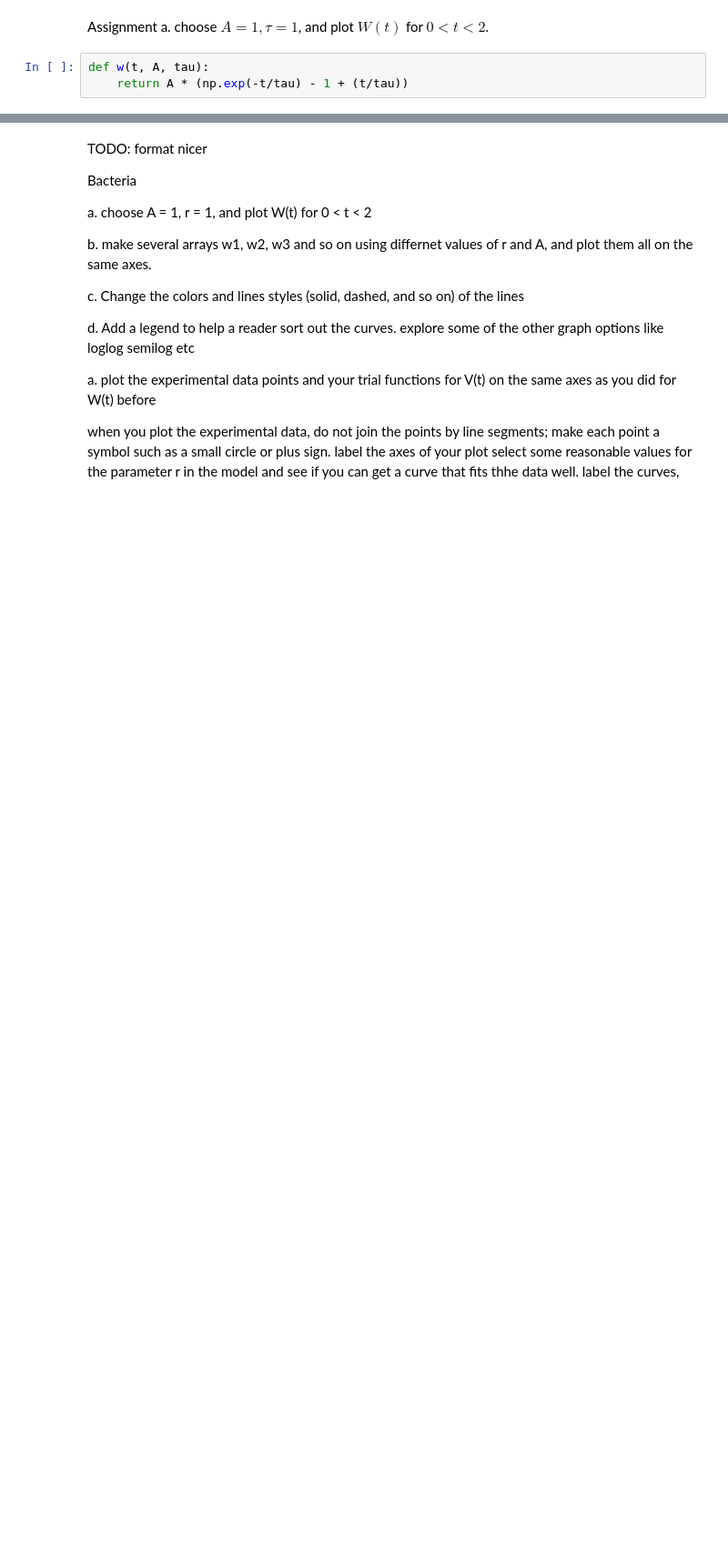
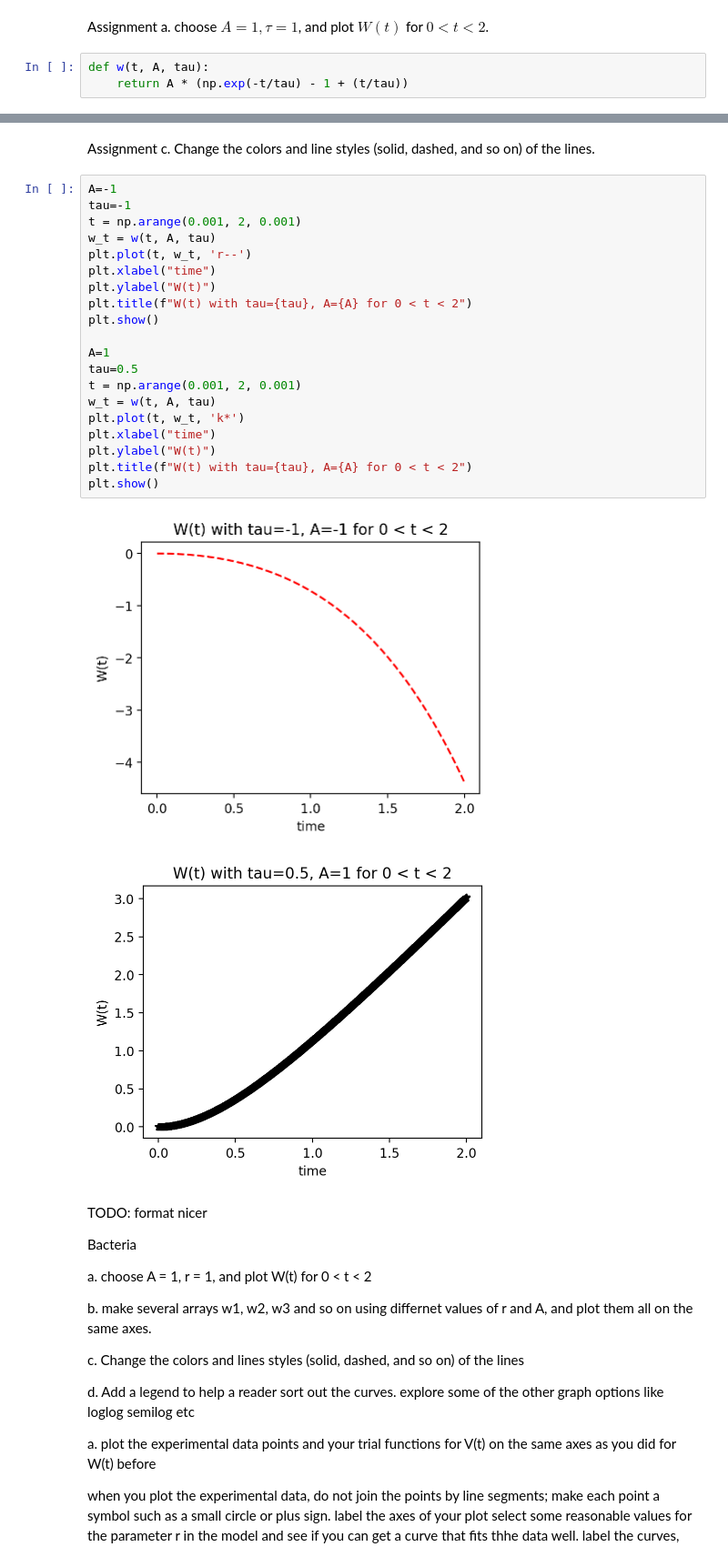
Before and after one commit to e-d-p-9/Physical-Modeling-with-Python, a Jupyter notebook: Ch5/HIV_Bacteria_Computer_Lab.ipynb, the cells around one changed output, grey strips where cells are left out. Shown at 91% size. Saved outputs shown, nothing was run; the diff lists cells and outputs as text; blank space fills up the shorter version.

```diff
--- a/Ch5/HIV_Bacteria_Computer_Lab.ipynb
+++ b/Ch5/HIV_Bacteria_Computer_Lab.ipynb
@@ -323,3 +346,28 @@ Assignment b.  Make several arrays WI, W2, w3, and so on, using different values
+# %% [markdown]
+Assignment c.  Change the colors and line styles (solid, dashed, and so on) of the lines.
+# %%
+A=-1
+tau=-1
+t = np.arange(0.001, 2, 0.001)
+w_t = w(t, A, tau)
+plt.plot(t, w_t, 'r--')
+plt.xlabel("time")
+plt.ylabel("W(t)")
+plt.title(f"W(t) with tau={tau}, A={A} for 0 < t < 2")
+plt.show()
+
+A=1
+tau=0.5
+t = np.arange(0.001, 2, 0.001)
+w_t = w(t, A, tau)
+plt.plot(t, w_t, 'k*')
+plt.xlabel("time")
+plt.ylabel("W(t)")
+plt.title(f"W(t) with tau={tau}, A={A} for 0 < t < 2")
+plt.show()
+# %% [output]
+[figure, added]
+[figure, added]
 # %% [markdown]
 
 
```
Also changed, not shown: parts of 3 cells of this notebook.
